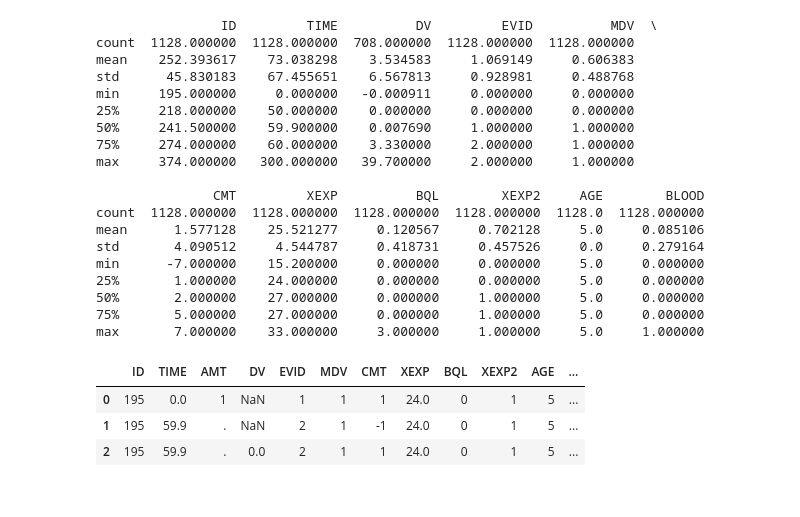
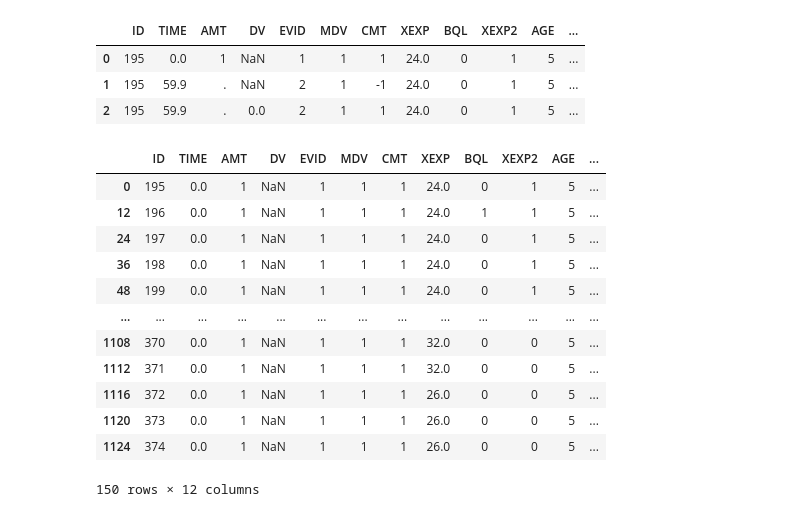
Before and after one commit to OhGreat/pharmacokinetics_with_petri_nets, a Jupyter notebook: data_exploration.ipynb, the cells around one changed output. Cells and saved outputs as stored; diff of their text form; code cells hidden in the pictures.

```diff
--- a/data_exploration.ipynb
+++ b/data_exploration.ipynb
@@ -11,30 +11,26 @@ df['DV'] = df['DV'].replace(".", None)
 df['DV'] = df['DV'].astype(float)
 
 # print statistics and head
-print(df.describe())
 df.head(3)
 # %% [output]
-                ID         TIME          DV         EVID          MDV  \
-count  1128.000000  1128.000000  708.000000  1128.000000  1128.000000
-mean    252.393617    73.038298    3.534583     1.069149     0.606383
-std      45.830183    67.455651    6.567813     0.928981     0.488768
-min     195.000000     0.000000   -0.000911     0.000000     0.000000
-25%     218.000000    50.000000    0.000000     0.000000     0.000000
-50%     241.500000    59.900000    0.007690     1.000000     1.000000
-75%     274.000000    60.000000    3.330000     2.000000     1.000000
-max     374.000000   300.000000   39.700000     2.000000     1.000000
-
-               CMT         XEXP          BQL        XEXP2     AGE        BLOOD
-count  1128.000000  1128.000000  1128.000000  1128.000000  1128.0  1128.000000
-mean      1.577128    25.521277     0.120567     0.702128     5.0     0.085106
-std       4.090512     4.544787     0.418731     0.457526     0.0     0.279164
-min      -7.000000    15.200000     0.000000     0.000000     5.0     0.000000
-25%       1.000000    24.000000     0.000000     0.000000     5.0     0.000000
-50%       2.000000    27.000000     0.000000     1.000000     5.0     0.000000
-75%       5.000000    27.000000     0.000000     1.000000     5.0     0.000000
-max       7.000000    33.000000     3.000000     1.000000     5.0     1.000000
 |  | ID | TIME | AMT | DV | EVID | MDV | CMT | XEXP | BQL | XEXP2 | AGE | ... |
 | 0 | 195 | 0.0 | 1 | NaN | 1 | 1 | 1 | 24.0 | 0 | 1 | 5 | ... |
 | 1 | 195 | 59.9 | . | NaN | 2 | 1 | -1 | 24.0 | 0 | 1 | 5 | ... |
 | 2 | 195 | 59.9 | . | 0.0 | 2 | 1 | 1 | 24.0 | 0 | 1 | 5 | ... |
+# %%
+df[df['AMT'] == '1']
+# %% [output]
+|  | ID | TIME | AMT | DV | EVID | MDV | CMT | XEXP | BQL | XEXP2 | AGE | ... |
+| 0 | 195 | 0.0 | 1 | NaN | 1 | 1 | 1 | 24.0 | 0 | 1 | 5 | ... |
+| 12 | 196 | 0.0 | 1 | NaN | 1 | 1 | 1 | 24.0 | 1 | 1 | 5 | ... |
+| 24 | 197 | 0.0 | 1 | NaN | 1 | 1 | 1 | 24.0 | 0 | 1 | 5 | ... |
+| 36 | 198 | 0.0 | 1 | NaN | 1 | 1 | 1 | 24.0 | 0 | 1 | 5 | ... |
+| 48 | 199 | 0.0 | 1 | NaN | 1 | 1 | 1 | 24.0 | 0 | 1 | 5 | ... |
+| ... | ... | ... | ... | ... | ... | ... | ... | ... | ... | ... | ... | ... |
+| 1108 | 370 | 0.0 | 1 | NaN | 1 | 1 | 1 | 32.0 | 0 | 0 | 5 | ... |
+| 1112 | 371 | 0.0 | 1 | NaN | 1 | 1 | 1 | 32.0 | 0 | 0 | 5 | ... |
+| 1116 | 372 | 0.0 | 1 | NaN | 1 | 1 | 1 | 26.0 | 0 | 0 | 5 | ... |
+| 1120 | 373 | 0.0 | 1 | NaN | 1 | 1 | 1 | 26.0 | 0 | 0 | 5 | ... |
+| 1124 | 374 | 0.0 | 1 | NaN | 1 | 1 | 1 | 26.0 | 0 | 0 | 5 | ... |
+150 rows × 12 columns
 # %%
```
Also changed, not shown: parts of 8 cells of this notebook, 1 other file.
